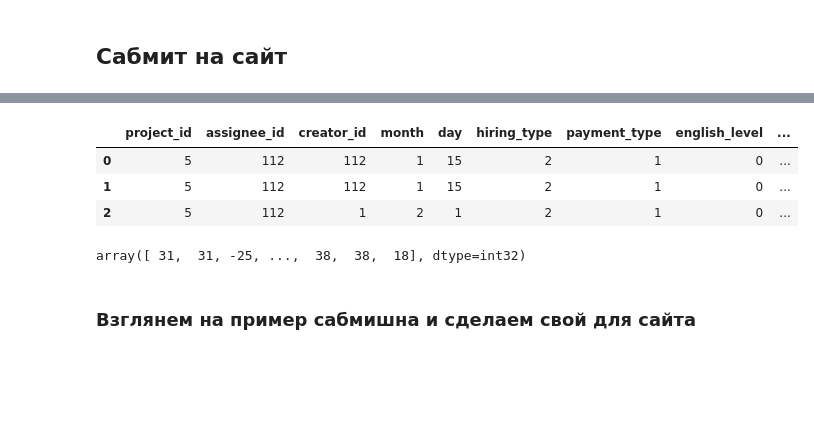
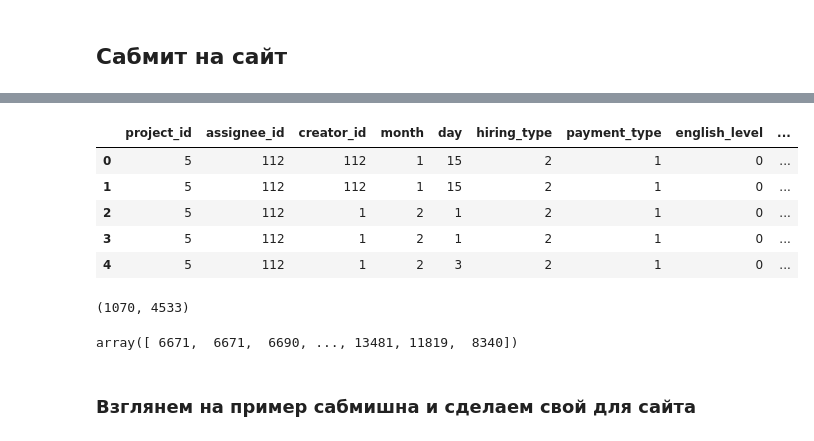
Before and after one commit to TayJen/hackathon_algu2022, a Jupyter notebook: H_ALGU_2022_Baseline.ipynb, the cells around one changed output, grey strips where cells are left out. Saved outputs shown, nothing was run; the diff lists cells and outputs as text; code cells hidden in the pictures; blank space fills up the shorter version.

```diff
--- a/H_ALGU_2022_Baseline.ipynb
+++ b/H_ALGU_2022_Baseline.ipynb
@@ -146,0 +149,8 @@ plt.show()
+# %%
+import nltk
+from nltk.stem import WordNetLemmatizer
+from nltk.probability import FreqDist
+from nltk.corpus import wordnet
+from pymystem3 import Mystem
+
+m = Mystem()
@@ -255,24 +374,41 @@ for cat in cat_cols:
     df_test[cat] = pd.Categorical(df_test[cat])
     df_test[cat].astype('category').cat.codes
     df_test[cat] = df_test[cat].cat.codes
+# %%
+df_test['clear_summary'] = df_test['summary'].apply(clear_text)
+df_test['clear_summary'] = df_test['clear_summary'].str.lower()
+df_test['lemm_summary'] = df_test['clear_summary'].apply(lemmatize_text)
+df_test['lemm_summary'] = df_test['lemm_summary'].apply(lemmatize_with_pos)
 # %%
-mass_object = df_test.dtypes[df_test.dtypes == "object"].index.values
+mass_object = ['created', 'key', 'summary', 'clear_summary', 'position']
 stuff = ["id_x", "id_y"]
 
 mass_object = np.append(mass_object, stuff)
 
 X_test = df_test.drop(mass_object, axis=1)
-X_test.head(3)
+X_test.head()
 # %% [output]
 |  | project_id | assignee_id | creator_id | month | day | hiring_type | payment_type | english_level | ... |
 | 0 | 5 | 112 | 112 | 1 | 15 | 2 | 1 | 0 | ... |
 | 1 | 5 | 112 | 112 | 1 | 15 | 2 | 1 | 0 | ... |
 | 2 | 5 | 112 | 1 | 2 | 1 | 2 | 1 | 0 | ... |
+| 3 | 5 | 112 | 1 | 2 | 1 | 2 | 1 | 0 | ... |
+| 4 | 5 | 112 | 1 | 2 | 3 | 2 | 1 | 0 | ... |
+# %%
+X_test_new = count_tf_idf.transform(X_test['lemm_summary'])
+X_test_new_df = pd.DataFrame(X_test_new.toarray(), columns=feature_names_tf)
+X_test.drop('lemm_summary', axis=1, inplace=True)
+X_test.reset_index(inplace=True, drop=True)
+X_test = pd.concat([X_test, X_test_new_df], axis=1)
+
+X_test.shape
+# %% [output]
+(1070, 4533)
 # %%
-prediction_site = np.rint(model.predict(X_test)).astype('int32')
+prediction_site = np.rint(np.exp(model.predict(X_test))).astype('int64')
 prediction_site
 # %% [output]
-array([ 31,  31, -25, ...,  38,  38,  18], dtype=int32)
+array([ 6671,  6671,  6690, ..., 13481, 11819,  8340])
 # %% [markdown]
 ### Взглянем на пример сабмишна и сделаем свой для сайта
 # %%
```
Also changed, not shown: parts of 30 cells of this notebook.
